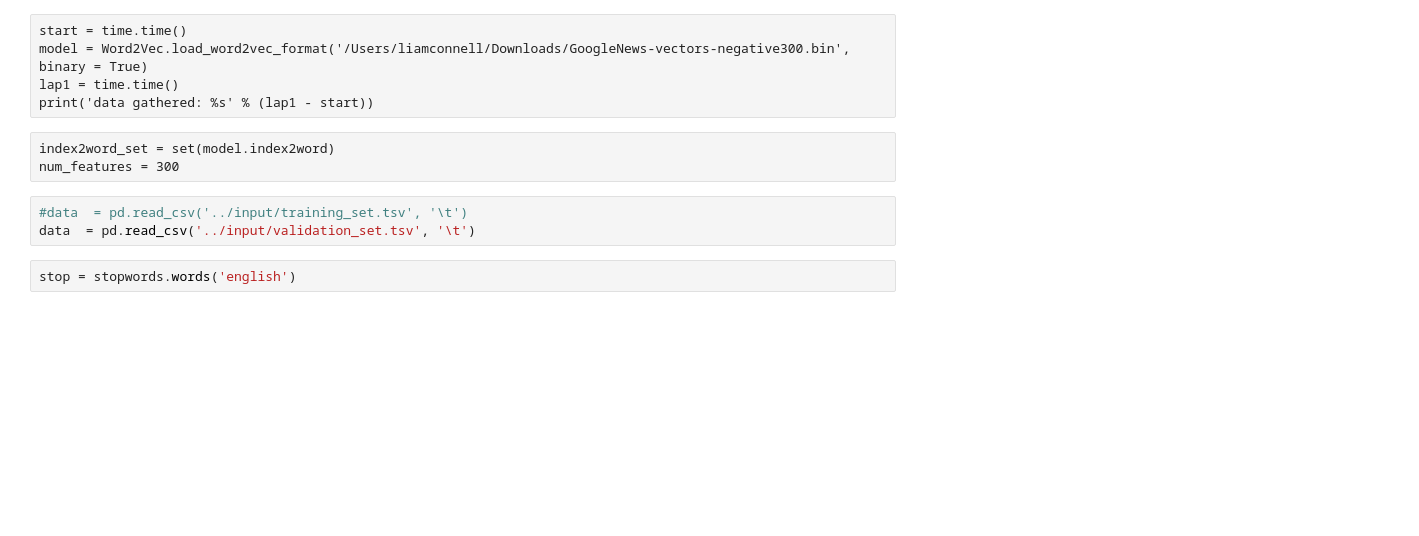
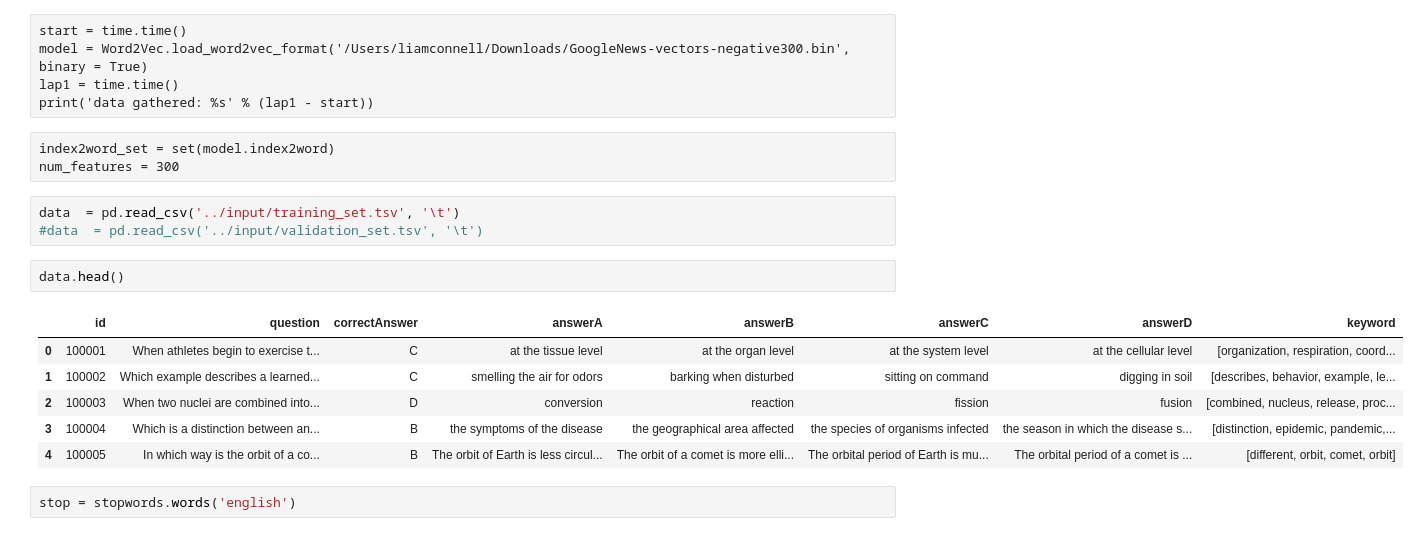
Before and after one commit to LiamConnell/allen-comp, a Jupyter notebook: book_word_clusters.ipynb, the cells around one changed output. Cells and saved outputs as stored; diff of their text form; blank space fills up the shorter version.

```diff
--- a/book_word_clusters.ipynb
+++ b/book_word_clusters.ipynb
@@ -185,8 +185,17 @@ print('data gathered: %s' % (lap1 - start))
 index2word_set = set(model.index2word)
 num_features = 300
 # %%
-#data  = pd.read_csv('../input/training_set.tsv', '\t')
-data  = pd.read_csv('../input/validation_set.tsv', '\t')
+data  = pd.read_csv('../input/training_set.tsv', '\t')
+#data  = pd.read_csv('../input/validation_set.tsv', '\t')
+# %%
+data.head()
+# %% [output]
+|  | id | question | correctAnswer | answerA | answerB | answerC | answerD | keyword |
+| 0 | 100001 | When athletes begin to exercise t... | C | at the tissue level | at the organ level | at the system level | at the cellular level | [organization, respiration, coord... |
+| 1 | 100002 | Which example describes a learned... | C | smelling the air for odors | barking when disturbed | sitting on command | digging in soil | [describes, behavior, example, le... |
+| 2 | 100003 | When two nuclei are combined into... | D | conversion | reaction | fission | fusion | [combined, nucleus, release, proc... |
+| 3 | 100004 | Which is a distinction between an... | B | the symptoms of the disease | the geographical area affected | the species of organisms infected | the season in which the disease s... | [distinction, epidemic, pandemic,... |
+| 4 | 100005 | In which way is the orbit of a co... | B | The orbit of Earth is less circul... | The orbit of a comet is more elli... | The orbital period of Earth is mu... | The orbital period of a comet is ... | [different, orbit, comet, orbit] |
 # %%
 stop = stopwords.words('english')
 # %%
```
Also changed, not shown: parts of 1 cell of this notebook, 6 other files.
